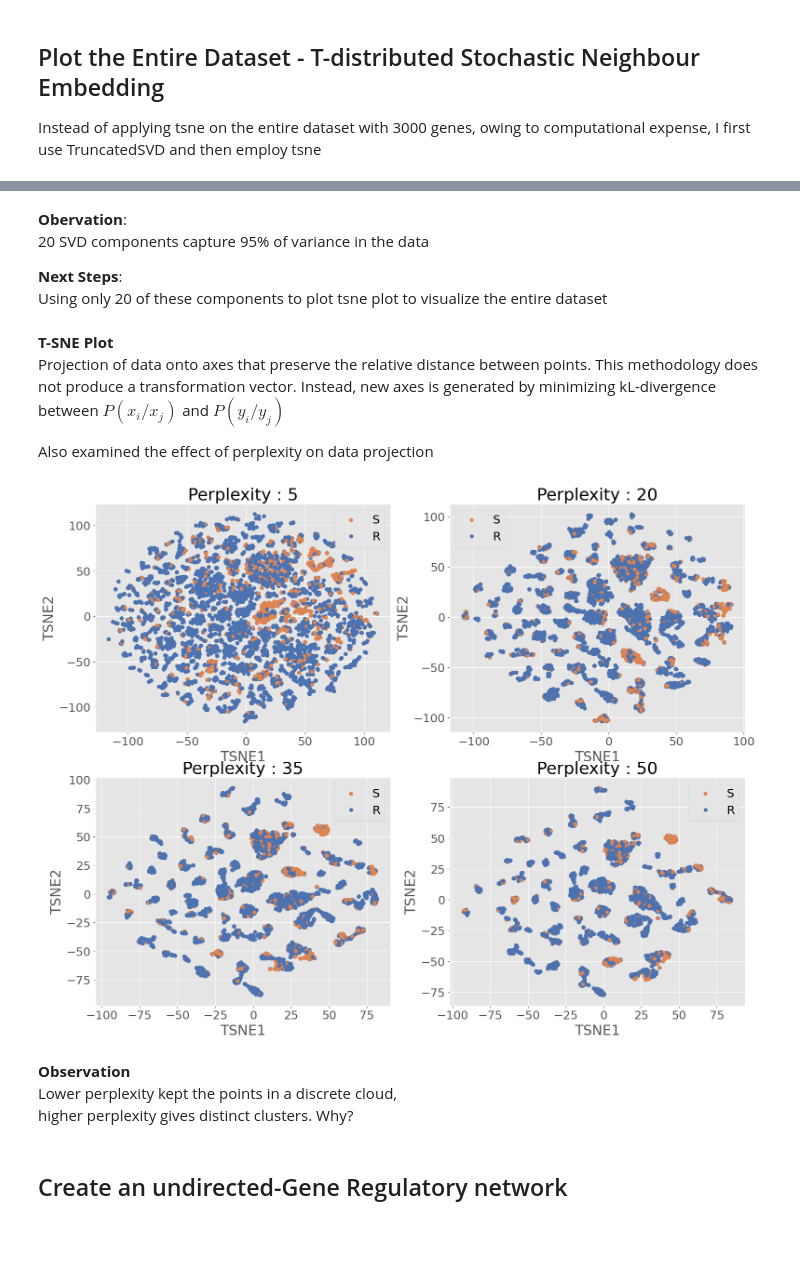
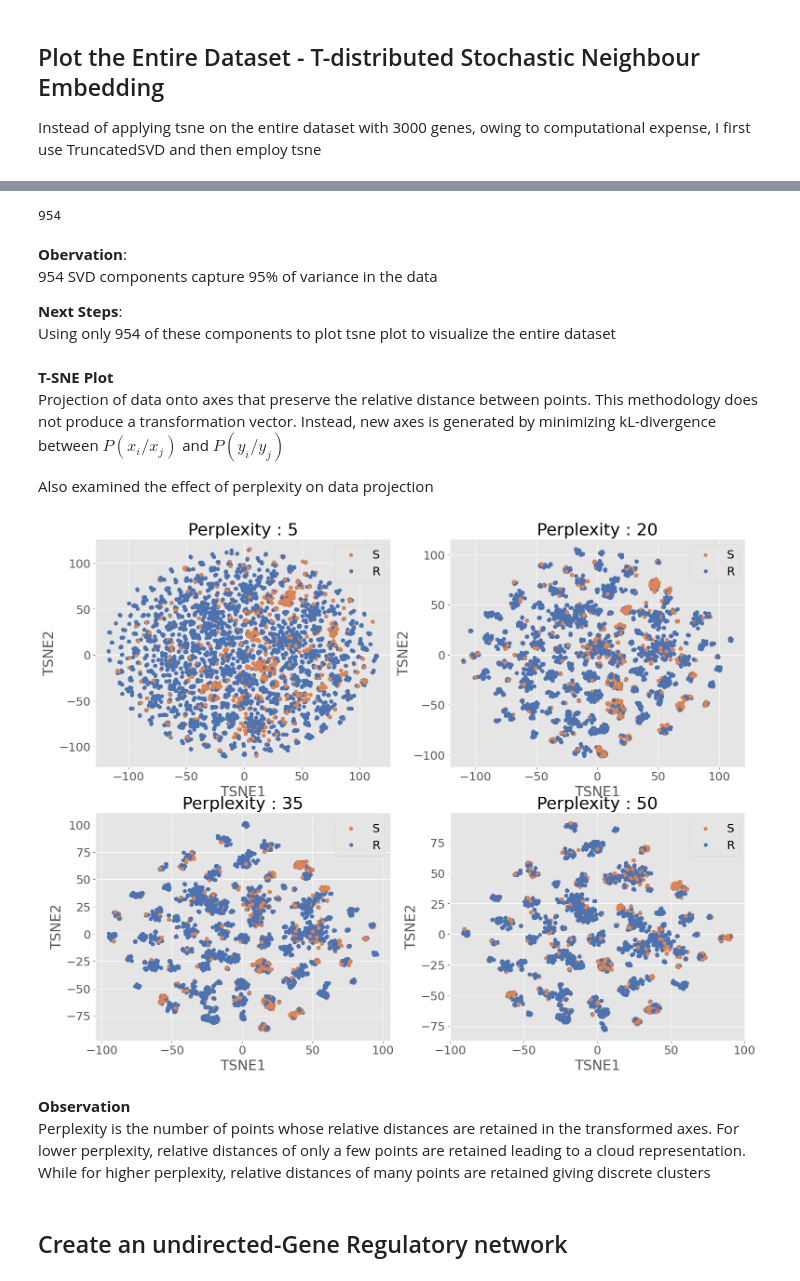
Before and after one commit to VinylBr/DeepLearningvsML_TBResistancePrediction, a Jupyter notebook: Project_184026002.ipynb, the cells around one changed output, grey strips where cells are left out. Cells and saved outputs as stored; diff of their text form; code cells hidden in the pictures; blank space fills up the shorter version.

Commit message:
Changed Truncated_SVD

```diff
--- a/Project_184026002.ipynb
+++ b/Project_184026002.ipynb
@@ -445,6 +439,6 @@ None of the genes were significantly correlated to the outcome.
 ## Plot the Entire Dataset - T-distributed Stochastic Neighbour Embedding <br>
 Instead of applying tsne on the entire dataset with 3000 genes, owing to computational expense, I first use TruncatedSVD and then employ tsne
 # %%
-svd = TruncatedSVD(n_components = 100, n_iter = 7, random_state = 11) #calculated SVD for 100 components
-svd.fit(df_data.iloc[:,1:-1])
+svd = TruncatedSVD(n_components = 1000, n_iter = 7, random_state = 11) #calculated SVD for 100 components
+svd.fit(df_data.iloc[:,0:-1])
 # %% [output]
@@ -459,0 +446,14 @@ plt.show()
+# %%
+val = svd.explained_variance_ratio_.cumsum()*100
+fig, ax = plt.subplots(figsize = (9,7))
+plt.plot(val, 'o-')
+ax.set_xlabel("Number of components")
+ax.set_ylabel("Cumulative explained variance (%)")
+xmin = -2
+val2index = list(filter(lambda i: i>95, val))[0]
+xmax = val.tolist().index(val2index)
+ymax = 95
+ymin = 0
+ax.hlines(95,xmin,xmax, colors = 'k')
+ax.vlines(xmax, ymin, ymax, colors=  'k')
+plt.show()
@@ -460,38 +462,43 @@ plt.show()
+# %%
+xmax
+# %% [output]
+954
 # %% [markdown]
 **Obervation**: <br>
-20 SVD components capture 95% of variance in the data
+954 SVD components capture 95% of variance in the data
 
 **Next Steps**: <br>
-Using only 20 of these components to plot tsne plot to visualize the entire dataset
+Using only 954 of these components to plot tsne plot to visualize the entire dataset
 # %% [markdown]
 **T-SNE Plot** <br>
 Projection of data onto axes that preserve the relative distance between points. This methodology does not produce a transformation vector. Instead, new axes is generated by minimizing kL-divergence between $P(x_i/x_j)$ and $P(y_i/y_j)$ <br>
 
 Also examined the effect of perplexity on data projection
 # %%
-svd_final = TruncatedSVD(n_components = 20, n_iter = 7, random_state = 11)
+sufficient_components = xmax
+svd_final = TruncatedSVD(n_components = sufficient_components, n_iter = 7, random_state = 11)
 df_LEV_svd = svd_final.fit_transform(df_data.iloc[:,:-1])
 
 fig, ax = plt.subplots(2,2, figsize = (18,14))
 ax = ax.flatten()
 perplexity_vec = [5, 20, 35, 50] #perplexity: relative distance of how many neighbouts should be retained
 
 for ind, perplex in enumerate(perplexity_vec):
   tsne = TSNE(n_components = 2, perplexity = perplex)
   tsne_results = tsne.fit_transform(df_LEV_svd)
   sns.scatterplot(x = tsne_results[:,0], y = tsne_results[:,1], hue = df_data.PHENOTYPE.values, ax = ax[ind], palette = "deep", edgecolor = "none")
   ax[ind].set_xlabel("TSNE1")
   ax[ind].set_ylabel("TSNE2")
   ax[ind].legend(['S', 'R'])
   ax[ind].set_title(f"Perplexity : {perplex}")
 plt.show()
-fig.tight_layout(pad = 4)
+fig.tight_layout(pad = 10)
 # %% [output]
-[figure, old version]
+[figure, new version]
-# %% [markdown]
-**Observation** <br>
-Lower perplexity kept the points in a discrete cloud, <br>
-higher perplexity gives distinct clusters. Why?
+# %% [markdown]
+**Observation** <br>
+Perplexity is the number of points whose relative distances are retained in the transformed axes. For lower perplexity, relative distances of only a few points are retained leading to a cloud representation. <br>
+While for higher perplexity, relative distances of many points are retained giving discrete clusters
 # %% [markdown]
 ## Create an undirected-Gene Regulatory network
 # %%
```
Also changed, not shown: parts of 8 cells of this notebook.
